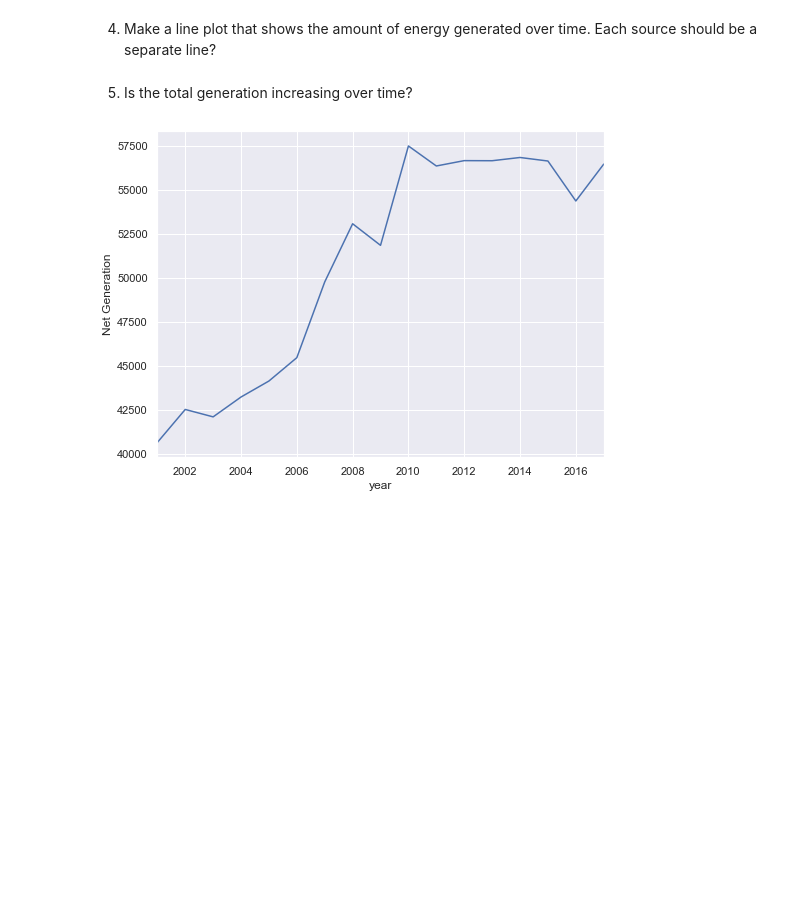
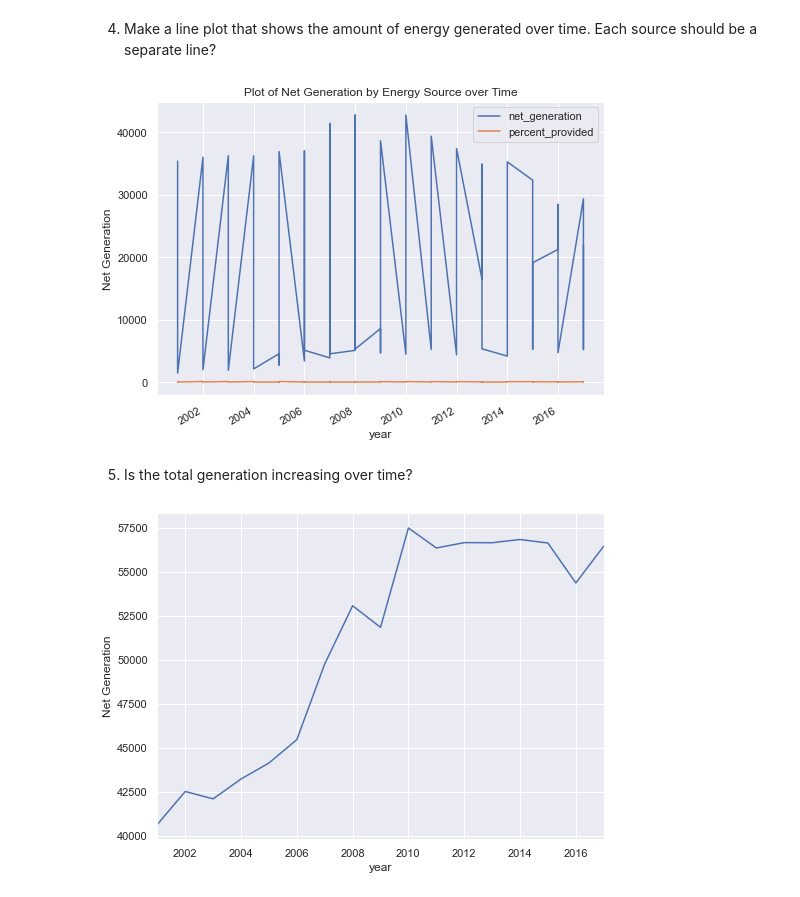
Before and after one commit to Tyler-Applegate/time-series-exercises, a Jupyter notebook: working_with_time_series.ipynb, the cells around one changed output. Saved outputs shown, nothing was run; the diff lists cells and outputs as text; code cells hidden in the pictures; blank space fills up the shorter version.

```diff
--- a/working_with_time_series.ipynb
+++ b/working_with_time_series.ipynb
@@ -413,6 +413,14 @@ new_df
 | Renewables | 1437 | 1963 | 1885 | 2102 | 2724 | 3364 | 3870 | 5070 | ... |
 # %% [markdown]
 4. Make a line plot that shows the amount of energy generated over time. Each source should be a separate line?
+# %%
+df.plot()
+plt.title('Plot of Net Generation by Energy Source over Time')
+plt.ylabel('Net Generation')
+plt.legend()
+plt.show()
+# %% [output]
+[figure, added]
 # %% [markdown]
 5. Is the total generation increasing over time?
 # %%
```
Also changed, not shown: parts of 2 cells of this notebook.
